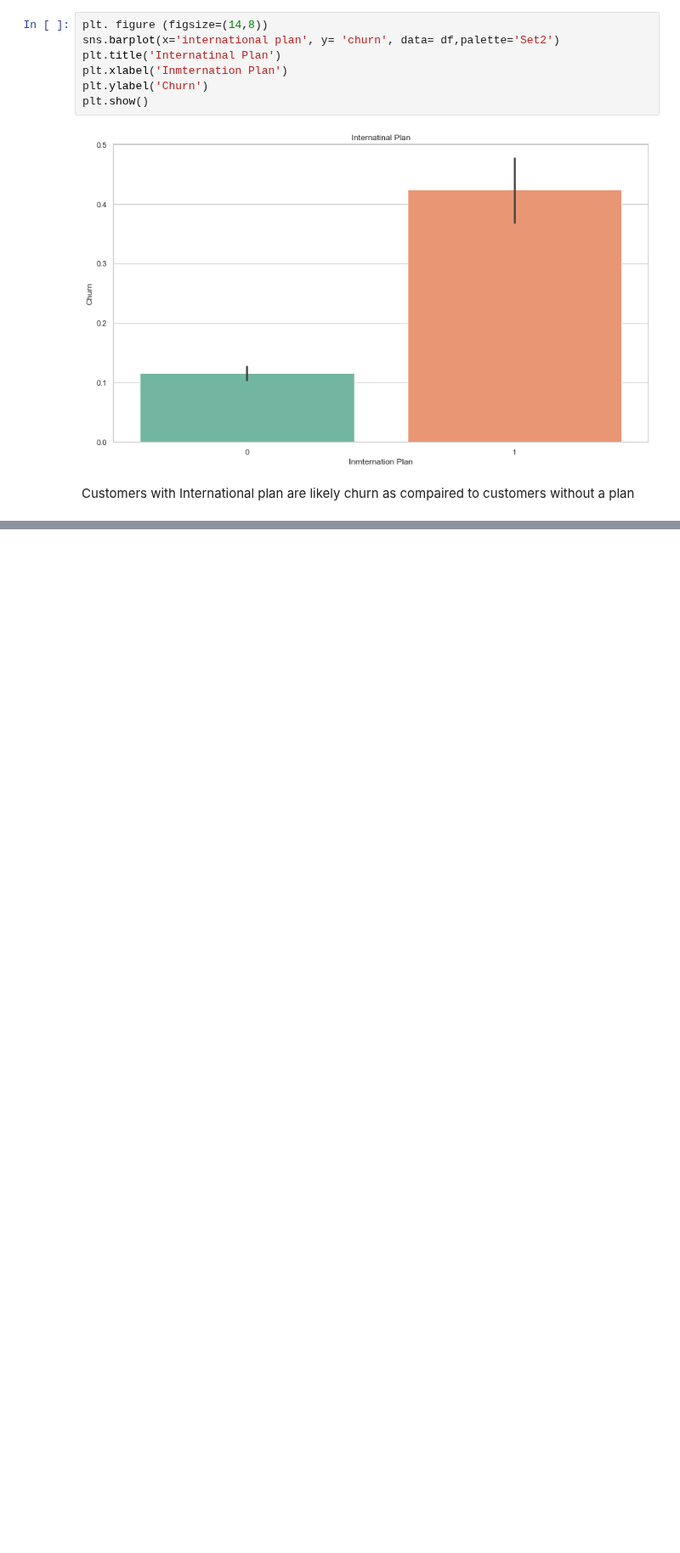
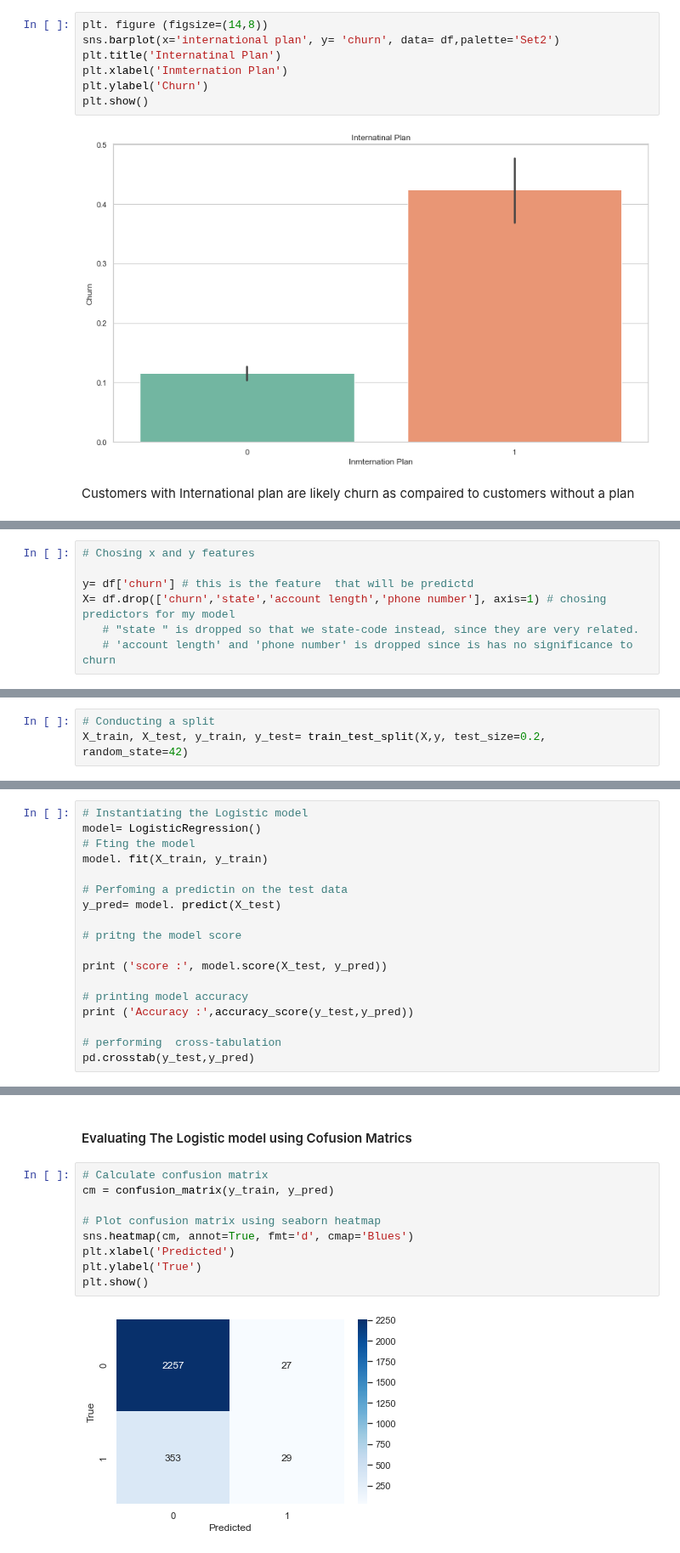
Before and after one commit to ThomasOkiwi/Phase-Three-Final-Project, a Jupyter notebook: index.ipynb, the cells around one changed output, grey strips where cells are left out. Shown at 85% size. Cells and saved outputs as stored; diff of their text form; blank space fills up the shorter version.

Commit message:
First Model- Logistic

```diff
--- a/index.ipynb
+++ b/index.ipynb
@@ -389,0 +416,7 @@ Customers with International plan are likely churn as compaired to customers wit
+# %%
+# Chosing x and y features
+
+y= df['churn'] # this is the feature  that will be predictd
+X= df.drop(['churn','state','account length','phone number'], axis=1) # chosing predictors for my model
+   # "state " is dropped so that we state-code instead, since they are very related.
+   # 'account length' and 'phone number' is dropped since is has no significance to churn
@@ -389,0 +425,3 @@ Customers with International plan are likely churn as compaired to customers wit
+# %%
+# Conducting a split
+X_train, X_test, y_train, y_test= train_test_split(X,y, test_size=0.2, random_state=42)
@@ -389,0 +432,18 @@ Customers with International plan are likely churn as compaired to customers wit
+# %%
+# Instantiating the Logistic model
+model= LogisticRegression()
+# Fting the model
+model. fit(X_train, y_train)
+
+# Perfoming a predictin on the test data
+y_pred= model. predict(X_test)
+
+# pritng the model score
+
+print ('score :', model.score(X_test, y_pred))
+
+# printing model accuracy
+print ('Accuracy :',accuracy_score(y_test,y_pred))
+
+# performing  cross-tabulation
+pd.crosstab(y_test,y_pred)
@@ -389,0 +459,13 @@ Customers with International plan are likely churn as compaired to customers wit
+# %% [markdown]
+#### Evaluating The Logistic model using Cofusion Matrics
+# %%
+# Calculate confusion matrix
+cm = confusion_matrix(y_train, y_pred)
+
+# Plot confusion matrix using seaborn heatmap
+sns.heatmap(cm, annot=True, fmt='d', cmap='Blues')
+plt.xlabel('Predicted')
+plt.ylabel('True')
+plt.show()
+# %% [output]
+[figure, added]
```
Also changed, not shown: parts of 10 cells of this notebook.
